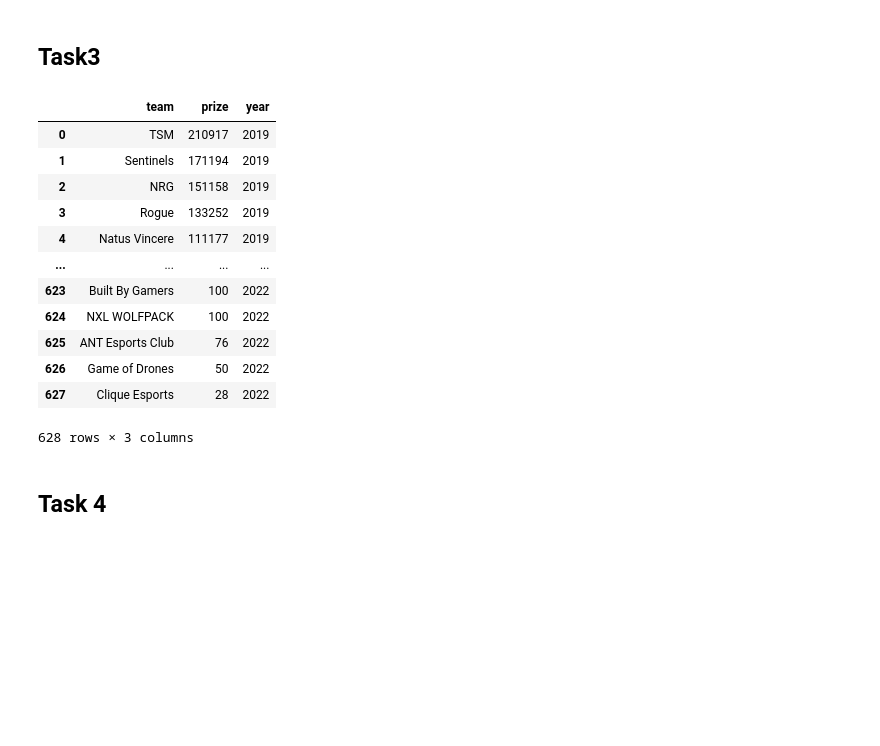
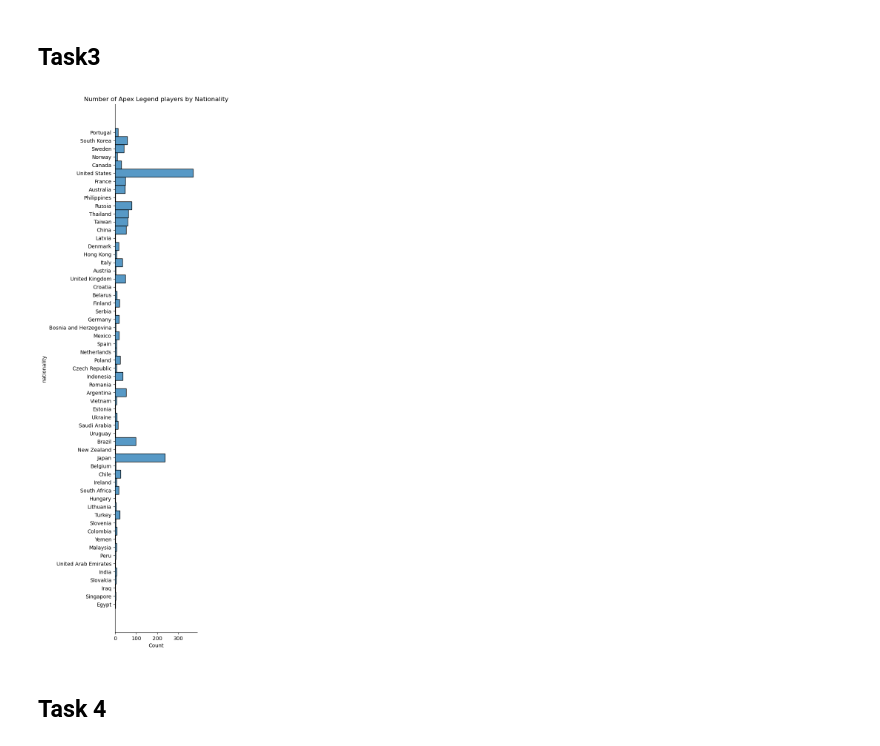
Before and after one commit to ubco-W2022T1-cosc301/project-group08, a Jupyter notebook: notebooks/analysis3.ipynb, the cells around one changed output. Saved outputs shown, nothing was run; the diff lists cells and outputs as text; code cells hidden in the pictures; blank space fills up the shorter version.

```diff
--- a/notebooks/analysis3.ipynb
+++ b/notebooks/analysis3.ipynb
@@ -116,22 +116,10 @@ df_cleaned.describe().apply(lambda s: s.apply(lambda x: format(x, 'f')))
 # %% [markdown]
 ## Task3
 # %%
+import A3MC as a3
 a3.player_infor('ungraded/winnings_by_player_allYears.csv')
-a3.org_infor('ungraded/winnings_by_org_2019.csv')
 # %% [output]
-|  | team | prize | year |
-| 0 | TSM | 210917 | 2019 |
-| 1 | Sentinels | 171194 | 2019 |
-| 2 | NRG | 151158 | 2019 |
-| 3 | Rogue | 133252 | 2019 |
-| 4 | Natus Vincere | 111177 | 2019 |
-| ... | ... | ... | ... |
-| 623 | Built By Gamers | 100 | 2022 |
-| 624 | NXL WOLFPACK | 100 | 2022 |
-| 625 | ANT Esports Club | 76 | 2022 |
-| 626 | Game of Drones | 50 | 2022 |
-| 627 | Clique Esports | 28 | 2022 |
-628 rows × 3 columns
+[figure, added]
 # %% [markdown]
 ## Task 4
 # %% [markdown]
```
